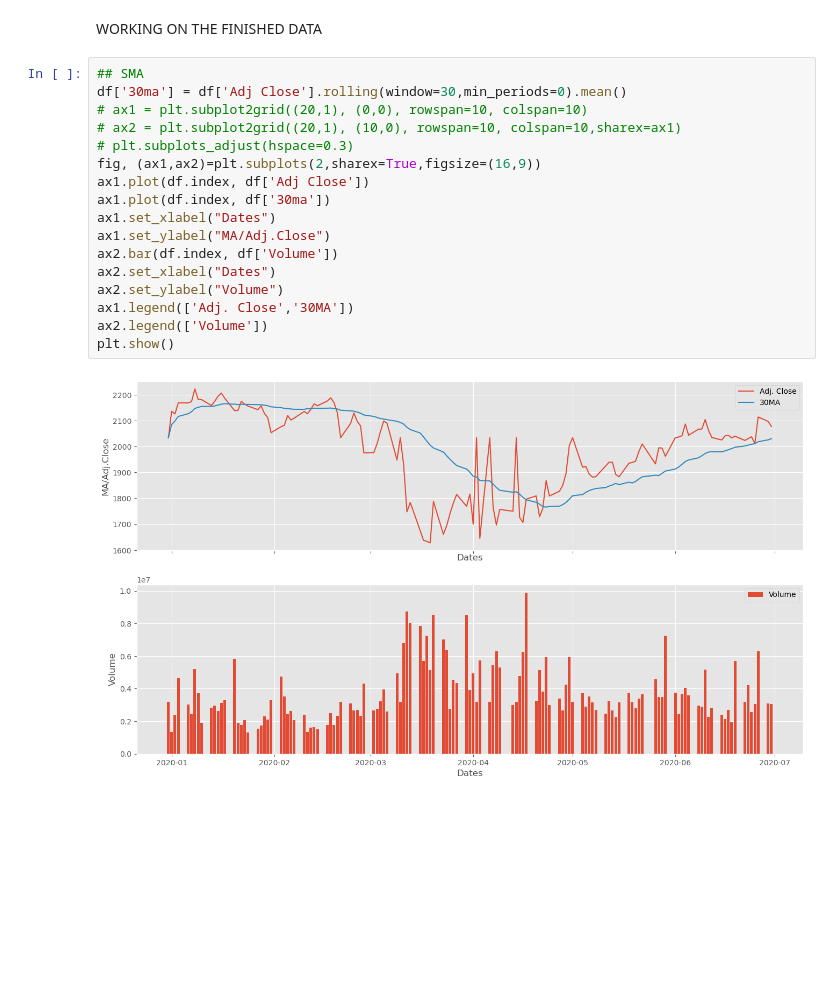
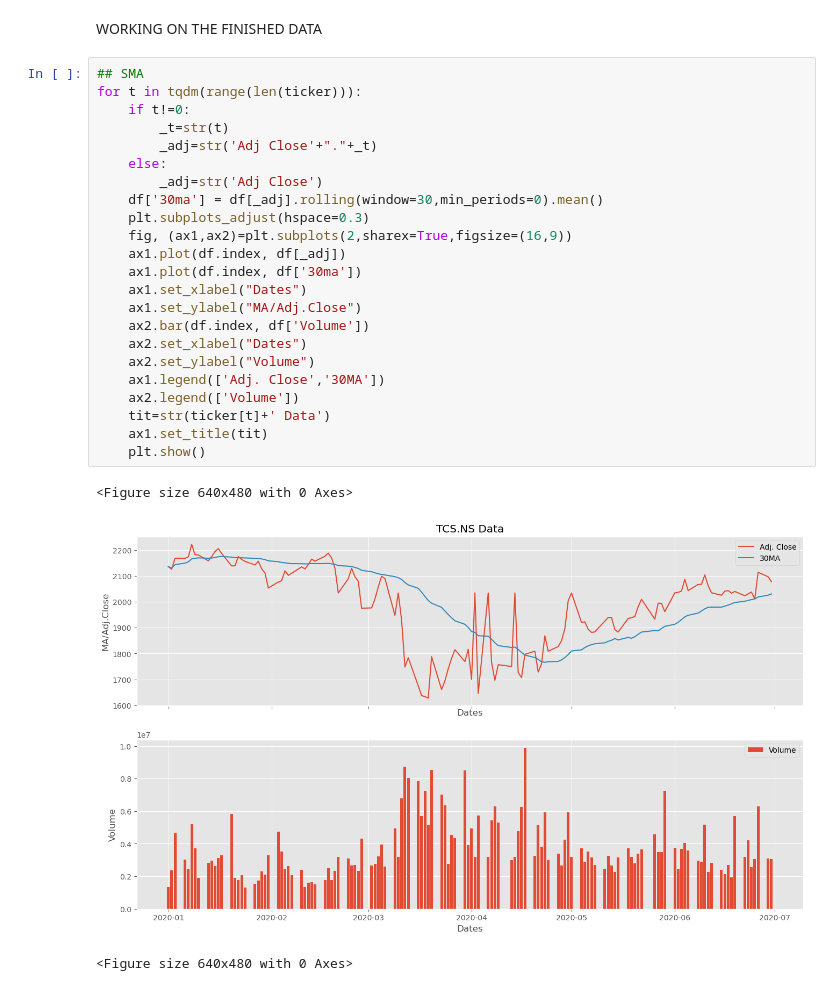
Before and after one commit to me-yutakun/StockMarketAnalyzer, a Jupyter notebook: StockMarketAnalysisNB.ipynb, the cells around one changed output. Saved outputs shown, nothing was run; the diff lists cells and outputs as text; blank space fills up the shorter version.

```diff
--- a/StockMarketAnalysisNB.ipynb
+++ b/StockMarketAnalysisNB.ipynb
@@ -68,20 +67,28 @@ nanfinder()
 WORKING ON THE FINISHED DATA
 # %%
 ## SMA
-df['30ma'] = df['Adj Close'].rolling(window=30,min_periods=0).mean()
-# ax1 = plt.subplot2grid((20,1), (0,0), rowspan=10, colspan=10)
-# ax2 = plt.subplot2grid((20,1), (10,0), rowspan=10, colspan=10,sharex=ax1)
-# plt.subplots_adjust(hspace=0.3)
-fig, (ax1,ax2)=plt.subplots(2,sharex=True,figsize=(16,9))
-ax1.plot(df.index, df['Adj Close'])
-ax1.plot(df.index, df['30ma'])
-ax1.set_xlabel("Dates")
-ax1.set_ylabel("MA/Adj.Close")
-ax2.bar(df.index, df['Volume'])
-ax2.set_xlabel("Dates")
-ax2.set_ylabel("Volume")
-ax1.legend(['Adj. Close','30MA'])
-ax2.legend(['Volume'])
-plt.show()
+for t in tqdm(range(len(ticker))):
+    if t!=0:
+        _t=str(t)
+        _adj=str('Adj Close'+"."+_t)
+    else:
+        _adj=str('Adj Close')
+    df['30ma'] = df[_adj].rolling(window=30,min_periods=0).mean()
+    plt.subplots_adjust(hspace=0.3)
+    fig, (ax1,ax2)=plt.subplots(2,sharex=True,figsize=(16,9))
+    ax1.plot(df.index, df[_adj])
+    ax1.plot(df.index, df['30ma'])
+    ax1.set_xlabel("Dates")
+    ax1.set_ylabel("MA/Adj.Close")
+    ax2.bar(df.index, df['Volume'])
+    ax2.set_xlabel("Dates")
+    ax2.set_ylabel("Volume")
+    ax1.legend(['Adj. Close','30MA'])
+    ax2.legend(['Volume'])
+    tit=str(ticker[t]+' Data')
+    ax1.set_title(tit)
+    plt.show()
 # %% [output]
+<Figure size 640x480 with 0 Axes>
-[figure, old version]
+[figure, new version]
+<Figure size 640x480 with 0 Axes>
```
Also changed, not shown: parts of 6 cells of this notebook, 1 other file.
